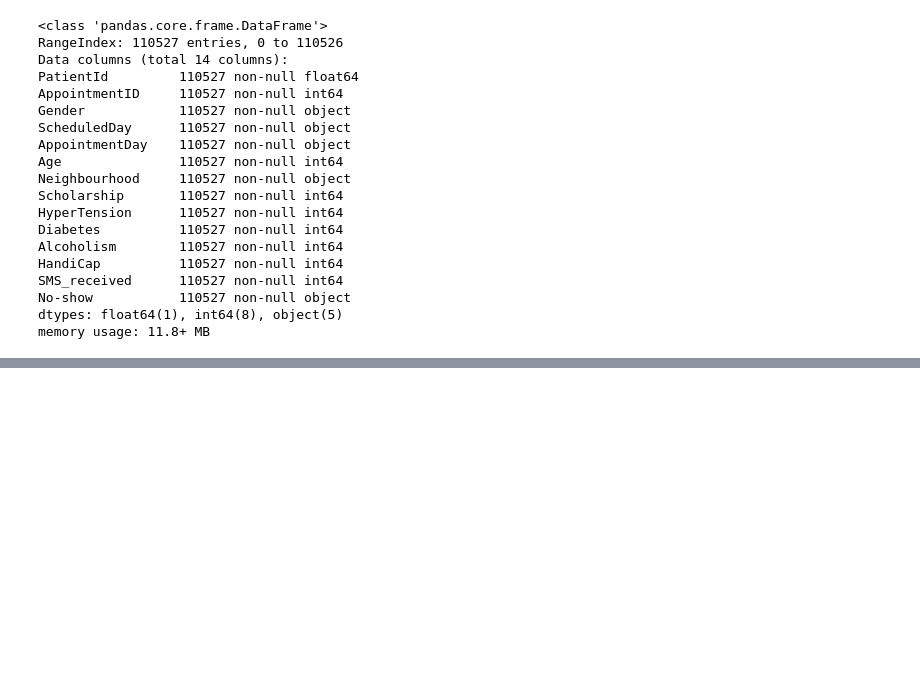
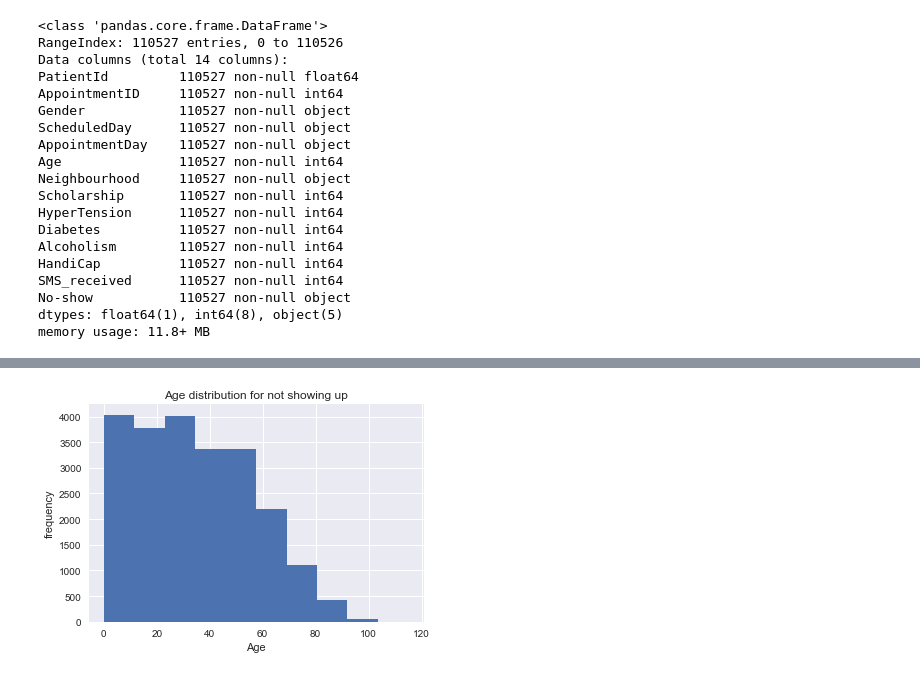
Before and after one commit to sandyabhat24/noShowup, a Jupyter notebook: noshowup.ipynb, the cells around one changed output, grey strips where cells are left out. Cells and saved outputs as stored; diff of their text form; code cells hidden in the pictures; blank space fills up the shorter version.

```diff
--- a/noshowup.ipynb
+++ b/noshowup.ipynb
@@ -150,4 +129,4 @@ le = preprocessing.LabelEncoder()
 le.fit(['F', 'M'])
 no_show['num_gender']=le.transform(no_show['Gender'])
 le.fit(['No', 'Yes'])
-no_show['num-No-show']=le.transform(no_show['No-show'])
+no_show['numNoshow']=le.transform(no_show['No-show'])
@@ -153,0 +155,9 @@ no_show['num-No-show']=le.transform(no_show['No-show'])
+# %%
+#Visualization of age for no show
+no_show['Age'][no_show['No-show']=='Yes'].hist()
+sns.plt.title('Age distribution for not showing up')
+sns.plt.xlabel('Age')
+sns.plt.ylabel('frequency')
+sns.plt.show()
+# %% [output]
+[figure, added]
```
Also changed, not shown: parts of 25 cells of this notebook.
